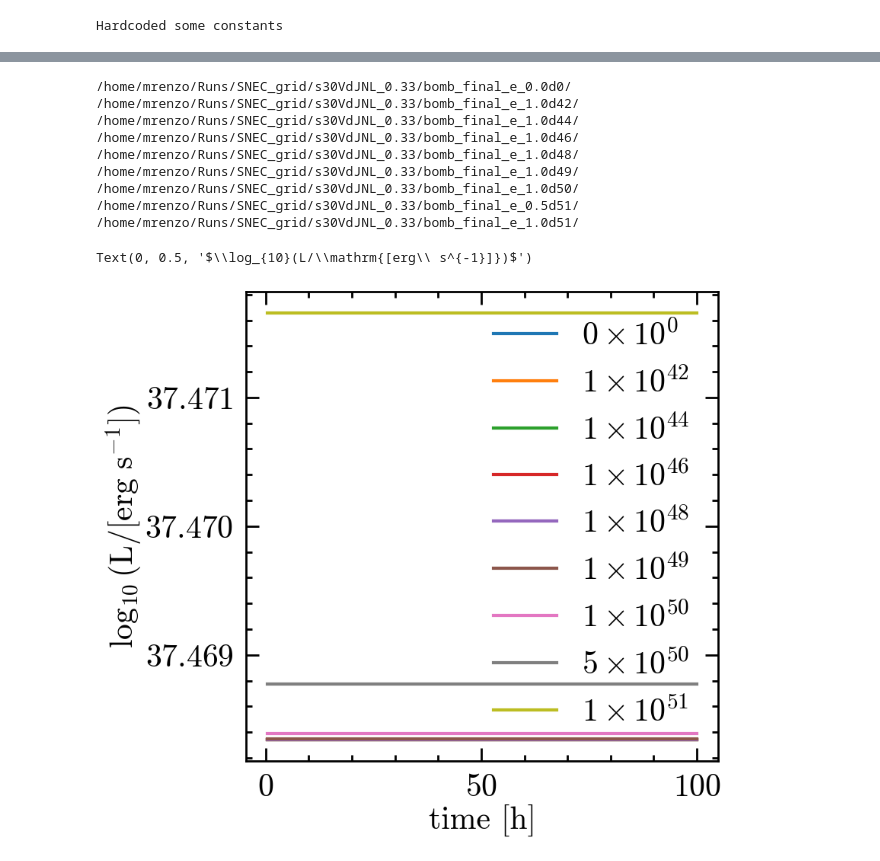
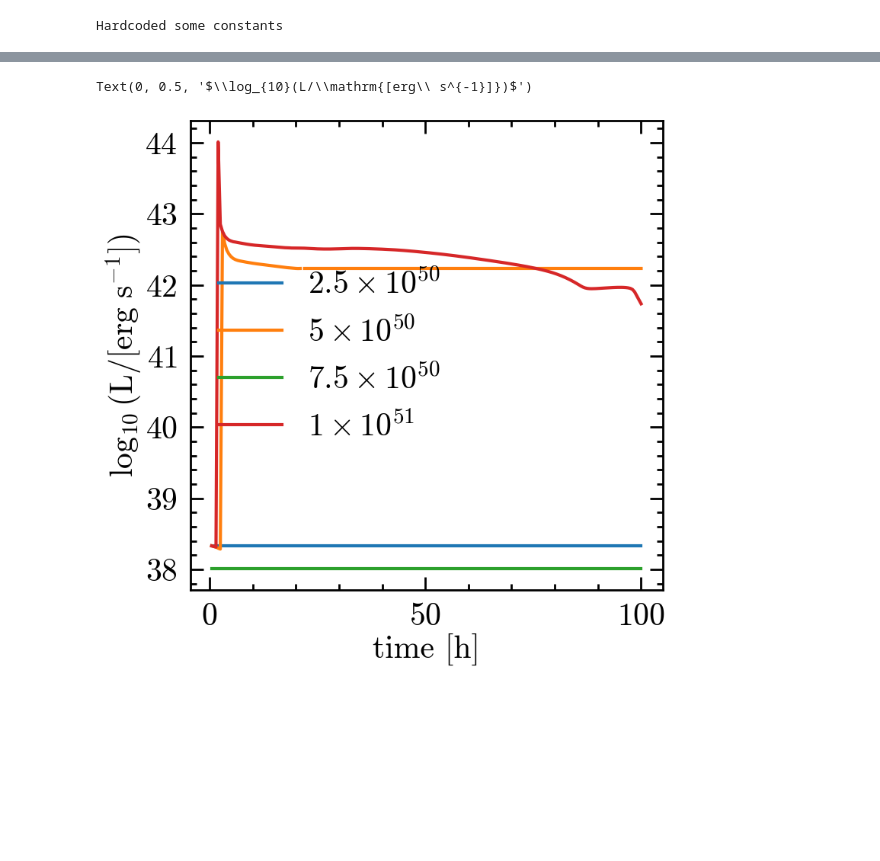
Before and after one commit to mathren/SNEC, a Jupyter notebook: scripts/SNEC_grids.ipynb, the cells around one changed output, grey strips where cells are left out. Drawn from its saved outputs; the diff is of its cells as text; code cells hidden in the pictures; blank space fills up the shorter version.

```diff
--- a/scripts/SNEC_grids.ipynb
+++ b/scripts/SNEC_grids.ipynb
@@ -19,8 +19,9 @@ Hardcoded some constants
 def get_energy_from_folder(folder):
     return float(folder.split("_e_")[-1].rstrip("/").replace("d", "e"))
 # %%
-root = "/home/mrenzo/Runs/SNEC_grid/15Msun_progenitor/*.*" # 30Msun_VdJNL/"
-models = sorted(glob.glob(root+"*/"), key=get_energy_from_folder)
+root = "/home/mrenzo/Runs/SNEC_grid/15Msun_progenitor/" # 30Msun_VdJNL/"
+models = sorted(glob.glob(root+"*.*/"), key=get_energy_from_folder)
 print(models)
 print(len(models))
+BE = 0.64589366106874414e51 *u.erg # see Table 2 in Morozova et al. 2015
 # %% [output]
@@ -29,5 +30,5 @@ print(len(models))
 # %%
-tmax = 72*u.h
+tmax = 24*u.h
 # %%
 fig = plt.figure()
 gs = gridspec.GridSpec(100, 110)
@@ -74,0 +74,16 @@ Text(0, 0.5, 'radius [cm]')
+# %%
+fig = plt.figure()
+gs = gridspec.GridSpec(100, 110)
+ax = fig.add_subplot(gs[:, :100])
+cax = fig.add_subplot(gs[:, 105:])
+
+for j, m in enumerate(models):
+    print(m)
+    # try:
+    times = get_times(m+'Data/mass.xg')
+    for i, t in enumerate(times):
+        # print(t, tmax)
+        if t.to(u.d) >= tmax.to(u.d): break
+        plot_v_radius_time(t, m+'/Data/vel.xg', m+'/Data/mass.xg', ax=ax, c=colors[j], alpha=max(0.1,1-min(0.9, t.value/tmax.value)))
+
+ax.set_ylim(-1000, 1000)
@@ -75,5 +110,5 @@ Text(0, 0.5, 'radius [cm]')
 # %%
-fig = plt.figure(figsize=(20,30))
+fig = plt.figure(figsize=(15,20))
 gs = gridspec.GridSpec(9, 210)  # 16 rows, 2 cols of plots + colorbar
 axes = []
 for row in range(9):
@@ -100,13 +135,13 @@ for j, m in enumerate(models15):
         times = get_times(outfile)
         # times = [times[0], times[int(len(times)/2.)], times[-1]]
         for i, t in enumerate(times):
-            xmin = min(m.to(u.Msun))
-            print(t.to(u.h))
+            # print(t.to(u.h))
             if t.to(u.h) >= tmax: break
             m, r, p = plot_mass_radius(t, outfile, ax=ax, alpha=0.5, # s=10*(1+i),
                                        # c=colors[j],
                                        # ls = linestyles[j],
                                        label=f"{t.to(u.h).value:.1f}", vmin=0, vmax=tmax.value)
+            xmin = min(m.to(u.Msun))
     except:
         print("FAILED")
         pass
@@ -121,16 +156,16 @@ for j, m in enumerate(models30):
         outfile = m+'Data/mass.xg'
         times = get_times(outfile)
         for i, t in enumerate(times):
-            xmin = min(m.to(u.Msun))
             if t.to(u.h) >= tmax: break
             m, r, p = plot_mass_radius(t, outfile, ax=ax, alpha=0.5, # s=10*(1+i),
                                        # c=colors[j],
                                        # ls = linestyles[j],
                                        label=f"{t.to(u.h).value:.1f}", vmin=0, vmax=tmax.value)
+
     except:
         print("FAILED")
         pass
-
+xmin = min(m.to(u.Msun))
 plt.colorbar(p, cax=cax)
 # ax.legend(frameon=True, ncol=2, columnspacing=0.5, handlelength=0.05, title="time [h]")
 
@@ -216,27 +223,19 @@ FAILED
 # %%
 fig = plt.figure()
 gs = gridspec.GridSpec(150, 100)
 ax = fig.add_subplot(gs[:, :])
 
-for m in models30:
-    try:
-        plot_LC(m, ax=ax, label=sci_to_latex(get_energy_from_folder(m)))
-    except: # IndexError:
-        pass
+for m in sorted(glob.glob(root+'/test/*.*/'), key=get_energy_from_folder):
+    # try:
+    fname = m+'/Data/lum_observed.dat'
+    plot_LC(fname, ax=ax, label=sci_to_latex(get_energy_from_folder(m)))
+    # except: # IndexError:
+    #     pass
     #    print(m, "failed")
 
 ax.legend()
 ax.set_xlabel(r"time [h]")
 ax.set_ylabel(r"$\log_{10}(L/\mathrm{[erg\ s^{-1}]})$")
 # %% [output]
-/home/mrenzo/Runs/SNEC_grid/s30VdJNL_0.33/bomb_final_e_0.0d0/
-/home/mrenzo/Runs/SNEC_grid/s30VdJNL_0.33/bomb_final_e_1.0d42/
-/home/mrenzo/Runs/SNEC_grid/s30VdJNL_0.33/bomb_final_e_1.0d44/
-/home/mrenzo/Runs/SNEC_grid/s30VdJNL_0.33/bomb_final_e_1.0d46/
-/home/mrenzo/Runs/SNEC_grid/s30VdJNL_0.33/bomb_final_e_1.0d48/
-/home/mrenzo/Runs/SNEC_grid/s30VdJNL_0.33/bomb_final_e_1.0d49/
-/home/mrenzo/Runs/SNEC_grid/s30VdJNL_0.33/bomb_final_e_1.0d50/
-/home/mrenzo/Runs/SNEC_grid/s30VdJNL_0.33/bomb_final_e_0.5d51/
-/home/mrenzo/Runs/SNEC_grid/s30VdJNL_0.33/bomb_final_e_1.0d51/
+Text(0, 0.5, '$\\log_{10}(L/\\mathrm{[erg\\ s^{-1}]})$')
-Text(0, 0.5, '$\\log_{10}(L/\\mathrm{[erg\\ s^{-1}]})$')
-[figure, old version]
+[figure, new version]
```
Also changed, not shown: parts of 6 cells of this notebook, 3 other files.
